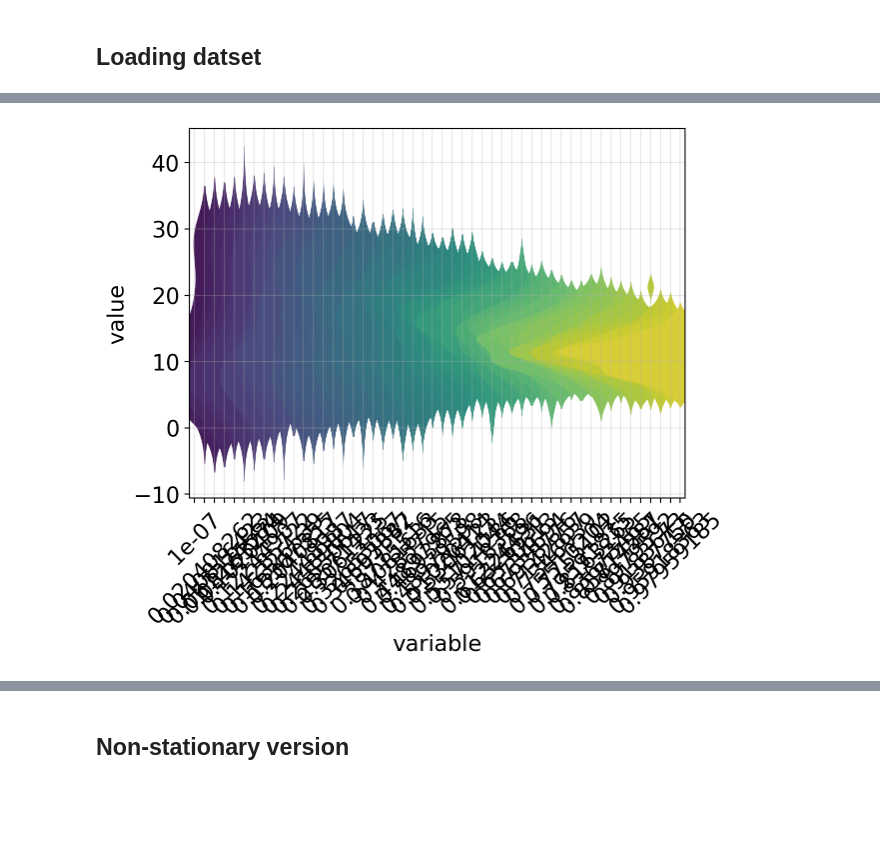
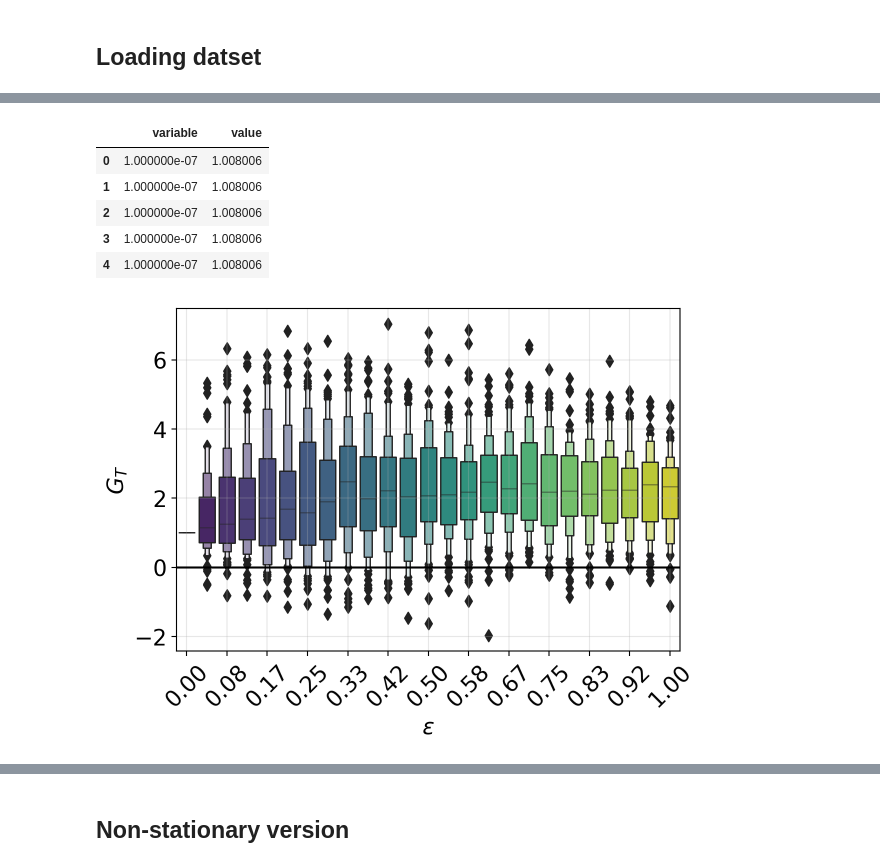
Before and after one commit to sapienzaio/online-ml-finance, a Jupyter notebook: 06-reinforcement-learning/epsilon-greedy-strategy.ipynb, the cells around one changed output, grey strips where cells are left out. Saved outputs shown, nothing was run; the diff lists cells and outputs as text; code cells hidden in the pictures; blank space fills up the shorter version.

Commit message:
rl-feat: epsilon-greedy-strategy

```diff
--- a/06-reinforcement-learning/epsilon-greedy-strategy.ipynb
+++ b/06-reinforcement-learning/epsilon-greedy-strategy.ipynb
@@ -81,7 +81,7 @@ for asset in assets:
     datasets[asset] = series
 datasets = pd.DataFrame.from_dict(datasets)
 # %%
-returns = np.log1p(datasets.pct_change(5)).dropna()
+returns = np.log1p(datasets.pct_change(1)).dropna() # log(1 + x); x = (S1 / S0 - 1); log(1 + S1 / S0 - 1) = log(S1 / S0)
 returns = jnp.array(returns.to_numpy())
 n_steps, _ = returns.shape
 timesteps = np.arange(n_steps)
@@ -98,5 +98,5 @@ $$
 # %%
-n_bandits = len(assets) + 1
+n_bandits = len(assets)
 count_v = jnp.zeros(n_bandits)
 value_v = jnp.zeros(n_bandits)
 # %%
@@ -172,3 +150,6 @@ n_simulations = 100
+# %%
+n_simulations = 100
+epsilon_values = jnp.linspace(1e-7, 1, 25)
 # %%
 %%time
 keys = jax.random.split(key, n_simulations)
@@ -183,11 +164,35 @@ epsilon_greedy_final = epsilon_greedy_cumsum[:, -1, :]
 epsilon_greedy_final = pd.DataFrame(
     epsilon_greedy_final, columns=epsilon_values
 )
+# %%
+median_value_final = epsilon_greedy_final.median(axis=0)
+
+summary_final = epsilon_greedy_final.melt()
+summary_final.head()
+# %% [output]
+|  | variable | value |
+| 0 | 1.000000e-07 | 1.008006 |
+| 1 | 1.000000e-07 | 1.008006 |
+| 2 | 1.000000e-07 | 1.008006 |
+| 3 | 1.000000e-07 | 1.008006 |
+| 4 | 1.000000e-07 | 1.008006 |
 # %%
-sns.violinplot(y="value", x="variable", data=epsilon_greedy_final.melt(), palette="viridis", linewidth=0, width=25)
+# NOTE: PRETTYFY with median_value_final
+
+fig, ax = plt.subplots()
+sns.boxenplot(
+    y="value", x="variable", data=summary_final,
+    palette="viridis", linewidth=1, ax=ax#, hue="variable"
+)
 plt.grid(alpha=0.3)
-plt.xticks(rotation=45);
-# plt.savefig("stationary-bandit-mean.pdf")
+values, ticks = plt.xticks()
+ticks = [format(float(t.get_text()), "0.2f") for t in ticks]
+plt.xticks(values[::2], ticks[::2], rotation=45)
+plt.xlabel("$\epsilon$")
+plt.ylabel("$G_T$")
+plt.tight_layout()
+plt.axhline(y=0, c="black")
+plt.savefig("stationary-bandit-mean.pdf")
 # %% [output]
-[figure, old version]
+[figure, new version]
 # %%
```
Also changed, not shown: parts of 27 cells of this notebook.
